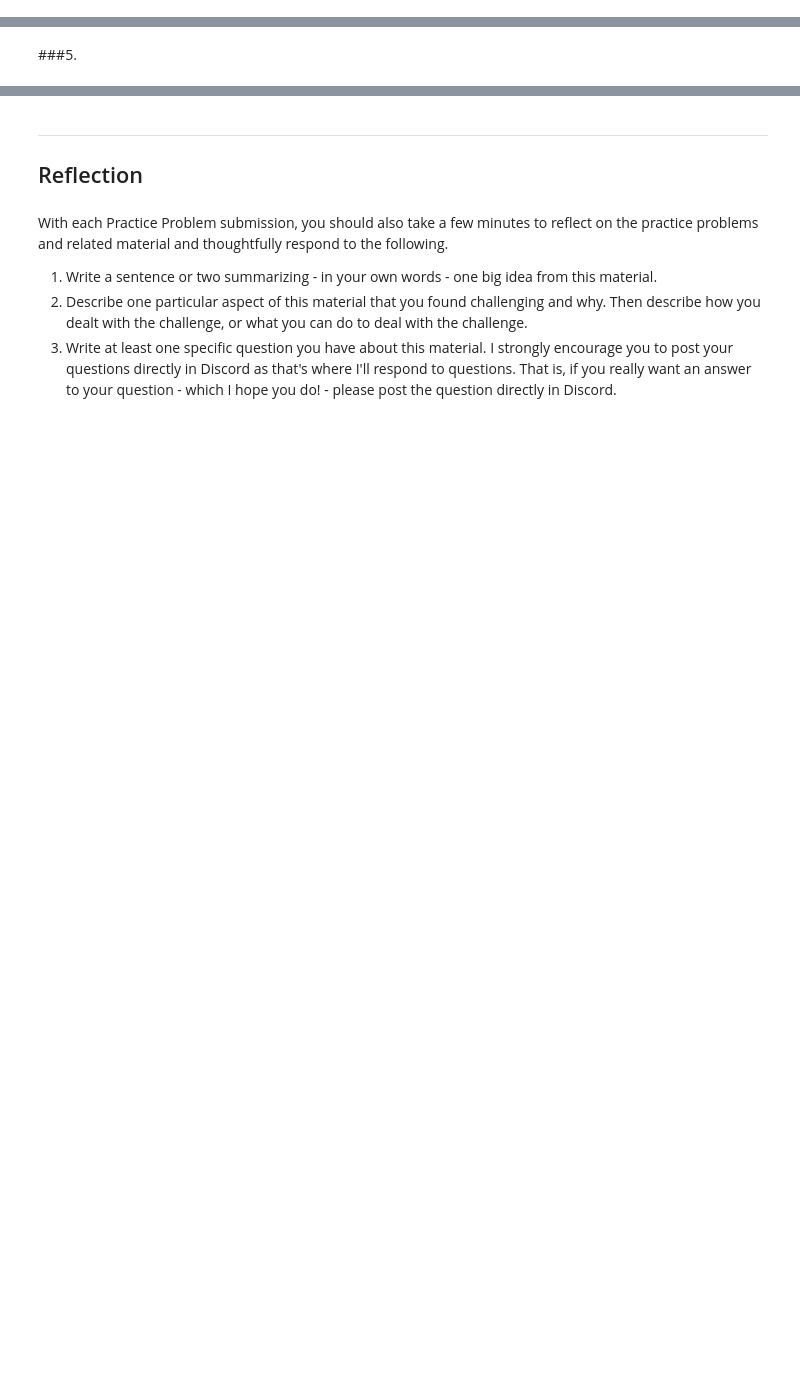
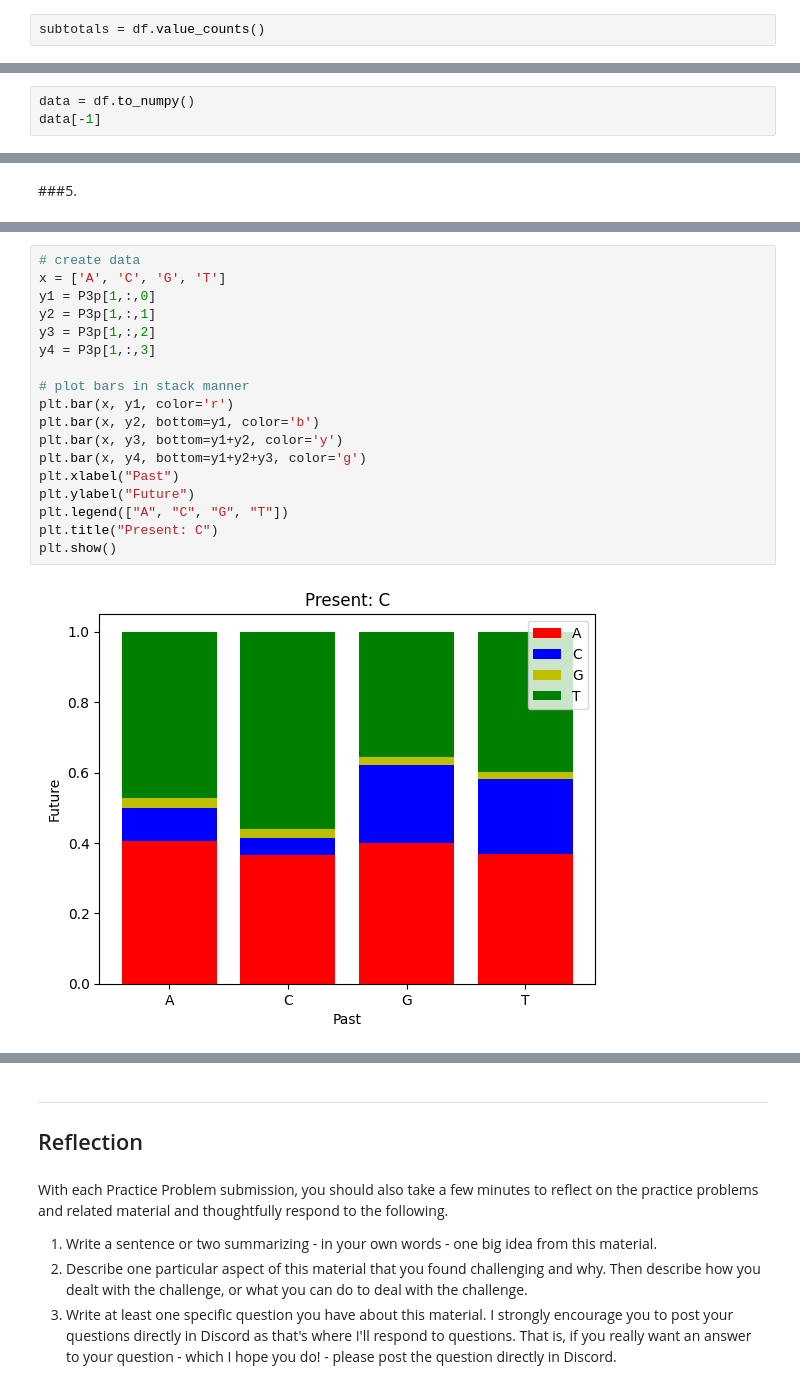
Before and after one commit to NRJaggers/Applied-Stochastic-Processes, a Jupyter notebook: PracticeProblems/Inference_for_DTMC.ipynb, the cells around one changed output, grey strips where cells are left out. Saved outputs shown, nothing was run; the diff lists cells and outputs as text; blank space fills up the shorter version.

```diff
--- a/PracticeProblems/Inference_for_DTMC.ipynb
+++ b/PracticeProblems/Inference_for_DTMC.ipynb
@@ -16,0 +58,2 @@ Original Prompt can be found [here](https://bookdown.org/kevin_davisross/applied
+# %%
+subtotals = df.value_counts()
@@ -16,0 +64,3 @@ Original Prompt can be found [here](https://bookdown.org/kevin_davisross/applied
+# %%
+data = df.to_numpy()
+data[-1]
@@ -26,0 +236,20 @@ Original Prompt can be found [here](https://bookdown.org/kevin_davisross/applied
+# %%
+# create data
+x = ['A', 'C', 'G', 'T']
+y1 = P3p[1,:,0]
+y2 = P3p[1,:,1]
+y3 = P3p[1,:,2]
+y4 = P3p[1,:,3]
+
+# plot bars in stack manner
+plt.bar(x, y1, color='r')
+plt.bar(x, y2, bottom=y1, color='b')
+plt.bar(x, y3, bottom=y1+y2, color='y')
+plt.bar(x, y4, bottom=y1+y2+y3, color='g')
+plt.xlabel("Past")
+plt.ylabel("Future")
+plt.legend(["A", "C", "G", "T"])
+plt.title("Present: C")
+plt.show()
+# %% [output]
+[figure, added]
```
Also changed, not shown: parts of 20 cells of this notebook.
